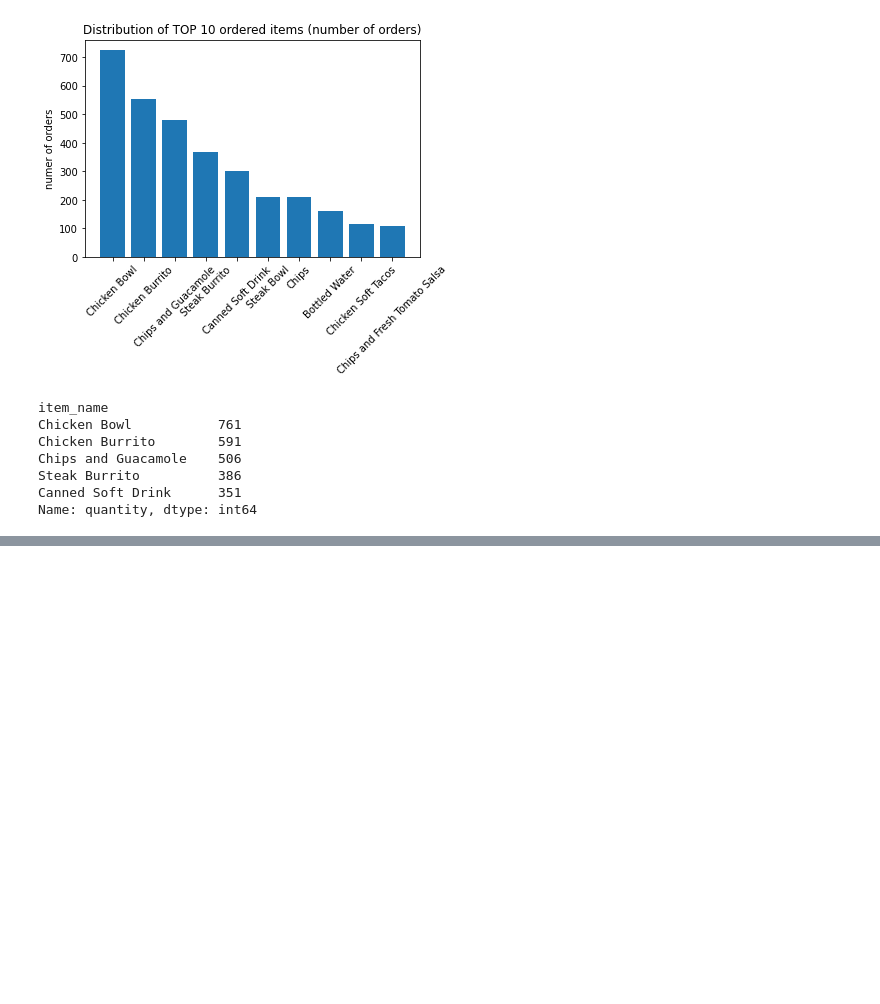
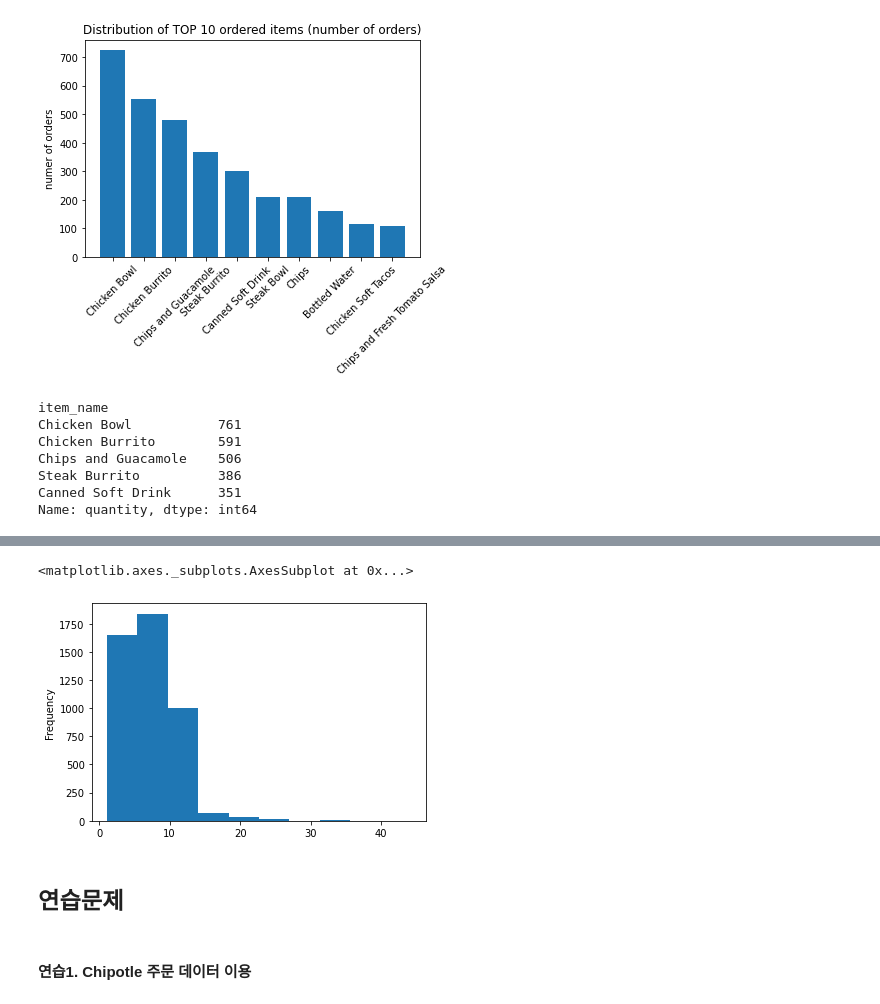
Before and after one commit to carlyle1233/22-2_IT_mining, a Jupyter notebook: python_basics2_실습.ipynb, the cells around one changed output, grey strips where cells are left out. Drawn from its saved outputs; the diff is of its cells as text; code cells hidden in the pictures; blank space fills up the shorter version.

```diff
--- a/python_basics2_실습.ipynb
+++ b/python_basics2_실습.ipynb
@@ -321,0 +363,2 @@ Name: quantity, dtype: int64
+# %%
+chipo['item_price'] = chipo['item_price'].apply(lambda x: float(x[1:]))
@@ -321,0 +384,4 @@ Name: quantity, dtype: int64
+# %%
+chipo['item_price'] = chipo['item_price'].astype(float)
+display(chipo['item_price'].head())
+chipo.describe()
@@ -321,0 +426,9 @@ Name: quantity, dtype: int64
+# %%
+chipo['item_price'].plot.hist()
+# %% [output]
+<matplotlib.axes._subplots.AxesSubplot at 0x...>
+[figure, added]
+# %% [markdown]
+## 연습문제
+# %% [markdown]
+#### 연습1. Chipotle 주문 데이터 이용
```
Also changed, not shown: parts of 53 cells of this notebook.
